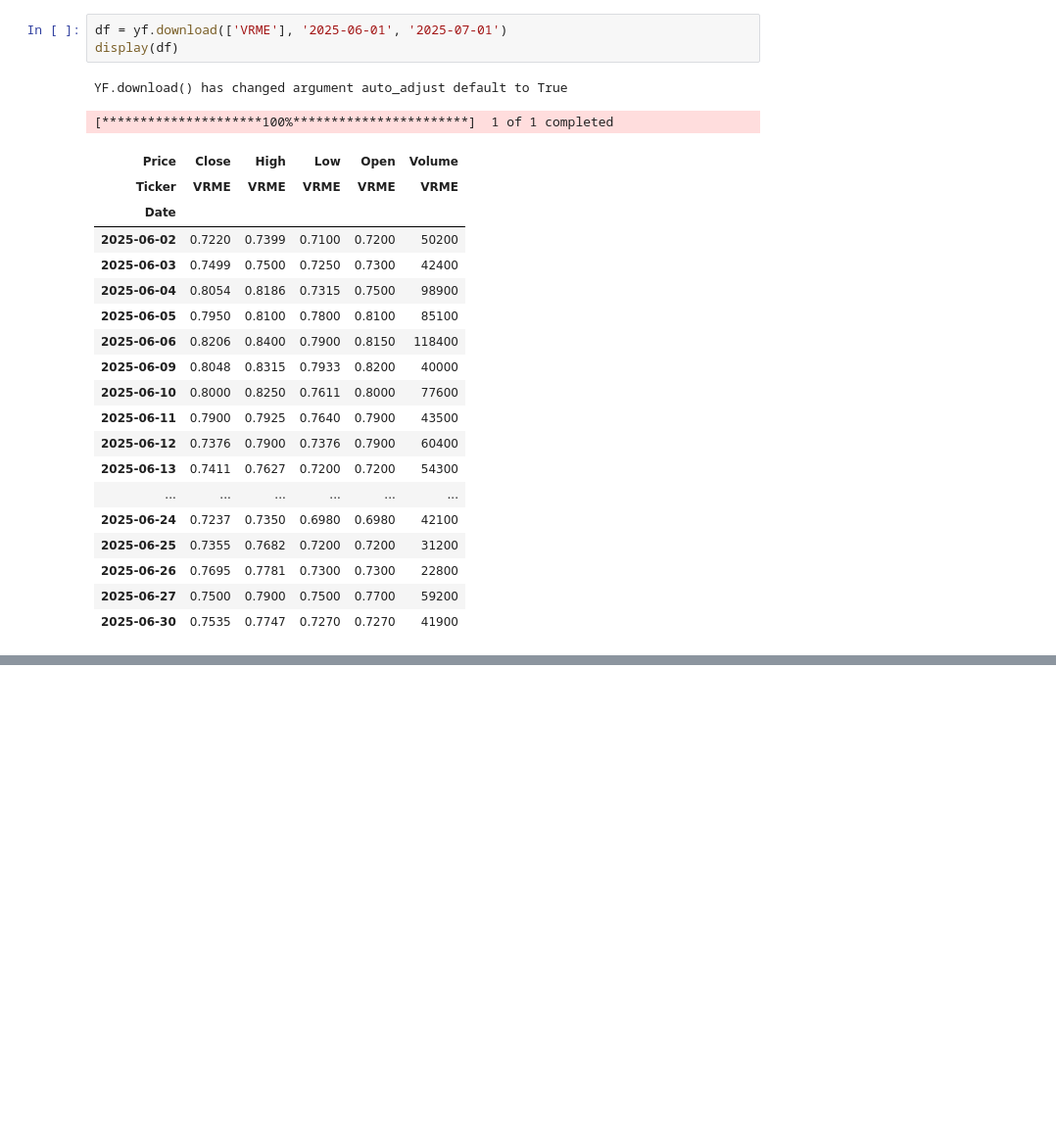
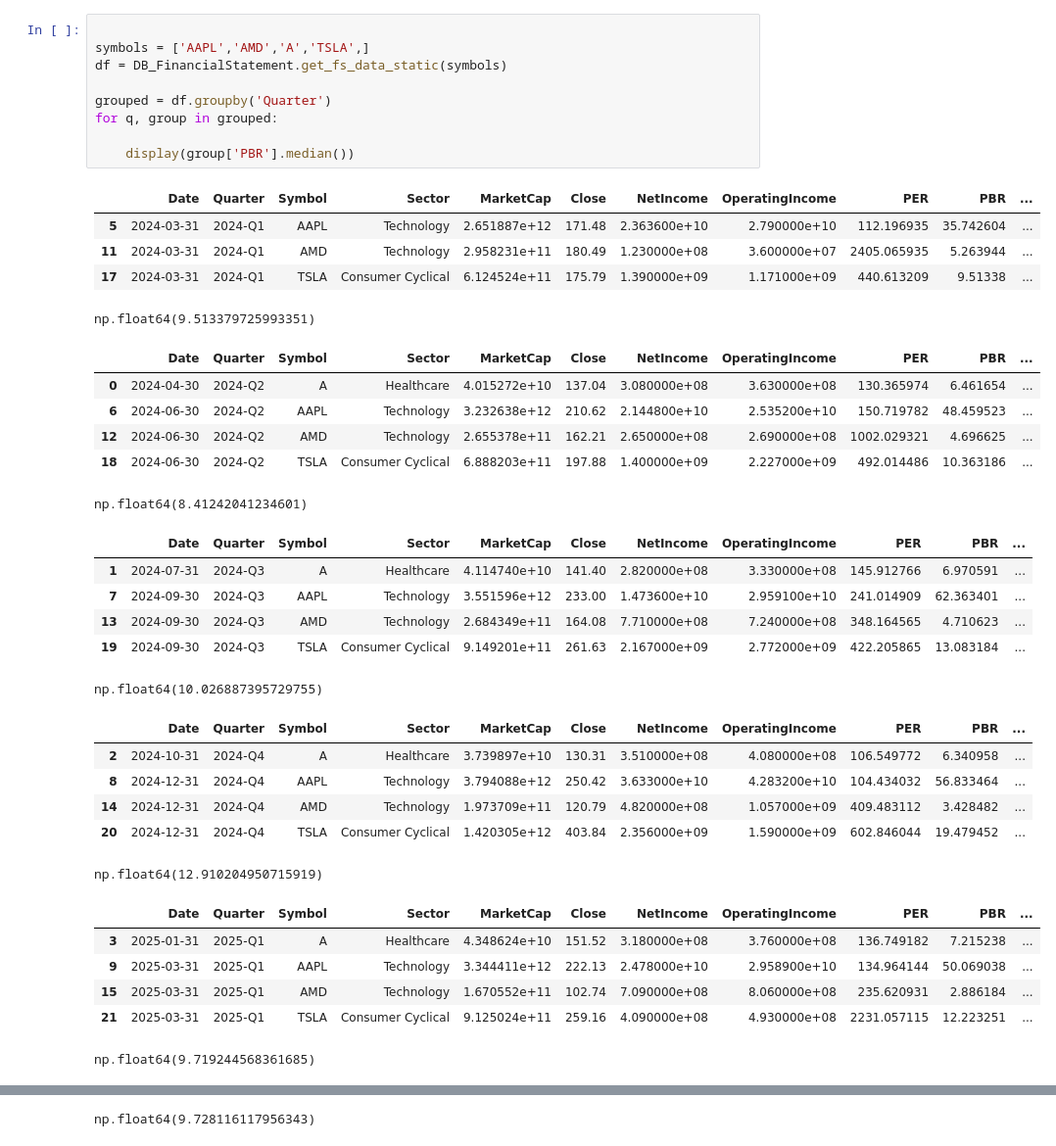
Before and after one commit to KKangTaee/Finance, a Jupyter notebook: test.ipynb, the cells around one changed output, grey strips where cells are left out. Shown at 98% size. Cells and saved outputs as stored; diff of their text form; blank space fills up the shorter version.

```diff
--- a/test.ipynb
+++ b/test.ipynb
@@ -187,25 +25,39 @@ relative_momentum(symbols_dfs, df_rank)
-# %%
-df = yf.download(['VRME'], '2025-06-01', '2025-07-01')
-display(df)
-# %% [output]
-YF.download() has changed argument auto_adjust default to True
-[*********************100%***********************]  1 of 1 completed
-| Price | Close | High | Low | Open | Volume |
-| Ticker | VRME | VRME | VRME | VRME | VRME |
-| Date |  |  |  |  |  |
-| 2025-06-02 | 0.7220 | 0.7399 | 0.7100 | 0.7200 | 50200 |
-| 2025-06-03 | 0.7499 | 0.7500 | 0.7250 | 0.7300 | 42400 |
-| 2025-06-04 | 0.8054 | 0.8186 | 0.7315 | 0.7500 | 98900 |
-| 2025-06-05 | 0.7950 | 0.8100 | 0.7800 | 0.8100 | 85100 |
-| 2025-06-06 | 0.8206 | 0.8400 | 0.7900 | 0.8150 | 118400 |
-| 2025-06-09 | 0.8048 | 0.8315 | 0.7933 | 0.8200 | 40000 |
-| 2025-06-10 | 0.8000 | 0.8250 | 0.7611 | 0.8000 | 77600 |
-| 2025-06-11 | 0.7900 | 0.7925 | 0.7640 | 0.7900 | 43500 |
-| 2025-06-12 | 0.7376 | 0.7900 | 0.7376 | 0.7900 | 60400 |
-| 2025-06-13 | 0.7411 | 0.7627 | 0.7200 | 0.7200 | 54300 |
-| ... | ... | ... | ... | ... | ... |
-| 2025-06-24 | 0.7237 | 0.7350 | 0.6980 | 0.6980 | 42100 |
-| 2025-06-25 | 0.7355 | 0.7682 | 0.7200 | 0.7200 | 31200 |
-| 2025-06-26 | 0.7695 | 0.7781 | 0.7300 | 0.7300 | 22800 |
-| 2025-06-27 | 0.7500 | 0.7900 | 0.7500 | 0.7700 | 59200 |
-| 2025-06-30 | 0.7535 | 0.7747 | 0.7270 | 0.7270 | 41900 |
+# %%
+
+symbols = ['AAPL','AMD','A','TSLA',]
+df = DB_FinancialStatement.get_fs_data_static(symbols)
+
+grouped = df.groupby('Quarter')
+for q, group in grouped:
+
+    display(group['PBR'].median())
+# %% [output]
+|  | Date | Quarter | Symbol | Sector | MarketCap | Close | NetIncome | OperatingIncome | PER | PBR | ... |
+| 5 | 2024-03-31 | 2024-Q1 | AAPL | Technology | 2.651887e+12 | 171.48 | 2.363600e+10 | 2.790000e+10 | 112.196935 | 35.742604 | ... |
+| 11 | 2024-03-31 | 2024-Q1 | AMD | Technology | 2.958231e+11 | 180.49 | 1.230000e+08 | 3.600000e+07 | 2405.065935 | 5.263944 | ... |
+| 17 | 2024-03-31 | 2024-Q1 | TSLA | Consumer Cyclical | 6.124524e+11 | 175.79 | 1.390000e+09 | 1.171000e+09 | 440.613209 | 9.51338 | ... |
+np.float64(9.513379725993351)
+|  | Date | Quarter | Symbol | Sector | MarketCap | Close | NetIncome | OperatingIncome | PER | PBR | ... |
+| 0 | 2024-04-30 | 2024-Q2 | A | Healthcare | 4.015272e+10 | 137.04 | 3.080000e+08 | 3.630000e+08 | 130.365974 | 6.461654 | ... |
+| 6 | 2024-06-30 | 2024-Q2 | AAPL | Technology | 3.232638e+12 | 210.62 | 2.144800e+10 | 2.535200e+10 | 150.719782 | 48.459523 | ... |
+| 12 | 2024-06-30 | 2024-Q2 | AMD | Technology | 2.655378e+11 | 162.21 | 2.650000e+08 | 2.690000e+08 | 1002.029321 | 4.696625 | ... |
+| 18 | 2024-06-30 | 2024-Q2 | TSLA | Consumer Cyclical | 6.888203e+11 | 197.88 | 1.400000e+09 | 2.227000e+09 | 492.014486 | 10.363186 | ... |
+np.float64(8.41242041234601)
+|  | Date | Quarter | Symbol | Sector | MarketCap | Close | NetIncome | OperatingIncome | PER | PBR | ... |
+| 1 | 2024-07-31 | 2024-Q3 | A | Healthcare | 4.114740e+10 | 141.40 | 2.820000e+08 | 3.330000e+08 | 145.912766 | 6.970591 | ... |
+| 7 | 2024-09-30 | 2024-Q3 | AAPL | Technology | 3.551596e+12 | 233.00 | 1.473600e+10 | 2.959100e+10 | 241.014909 | 62.363401 | ... |
+| 13 | 2024-09-30 | 2024-Q3 | AMD | Technology | 2.684349e+11 | 164.08 | 7.710000e+08 | 7.240000e+08 | 348.164565 | 4.710623 | ... |
+| 19 | 2024-09-30 | 2024-Q3 | TSLA | Consumer Cyclical | 9.149201e+11 | 261.63 | 2.167000e+09 | 2.772000e+09 | 422.205865 | 13.083184 | ... |
+np.float64(10.026887395729755)
+|  | Date | Quarter | Symbol | Sector | MarketCap | Close | NetIncome | OperatingIncome | PER | PBR | ... |
+| 2 | 2024-10-31 | 2024-Q4 | A | Healthcare | 3.739897e+10 | 130.31 | 3.510000e+08 | 4.080000e+08 | 106.549772 | 6.340958 | ... |
+| 8 | 2024-12-31 | 2024-Q4 | AAPL | Technology | 3.794088e+12 | 250.42 | 3.633000e+10 | 4.283200e+10 | 104.434032 | 56.833464 | ... |
+| 14 | 2024-12-31 | 2024-Q4 | AMD | Technology | 1.973709e+11 | 120.79 | 4.820000e+08 | 1.057000e+09 | 409.483112 | 3.428482 | ... |
+| 20 | 2024-12-31 | 2024-Q4 | TSLA | Consumer Cyclical | 1.420305e+12 | 403.84 | 2.356000e+09 | 1.590000e+09 | 602.846044 | 19.479452 | ... |
+np.float64(12.910204950715919)
+|  | Date | Quarter | Symbol | Sector | MarketCap | Close | NetIncome | OperatingIncome | PER | PBR | ... |
+| 3 | 2025-01-31 | 2025-Q1 | A | Healthcare | 4.348624e+10 | 151.52 | 3.180000e+08 | 3.760000e+08 | 136.749182 | 7.215238 | ... |
+| 9 | 2025-03-31 | 2025-Q1 | AAPL | Technology | 3.344411e+12 | 222.13 | 2.478000e+10 | 2.958900e+10 | 134.964144 | 50.069038 | ... |
+| 15 | 2025-03-31 | 2025-Q1 | AMD | Technology | 1.670552e+11 | 102.74 | 7.090000e+08 | 8.060000e+08 | 235.620931 | 2.886184 | ... |
+| 21 | 2025-03-31 | 2025-Q1 | TSLA | Consumer Cyclical | 9.125024e+11 | 259.16 | 4.090000e+08 | 4.930000e+08 | 2231.057115 | 12.223251 | ... |
+np.float64(9.719244568361685)
@@ -211,0 +69 @@ YF.download() has changed argument auto_adjust default to True
+np.float64(9.728116117956343)
```
Also changed, not shown: parts of 3 cells of this notebook, 23 other files.
